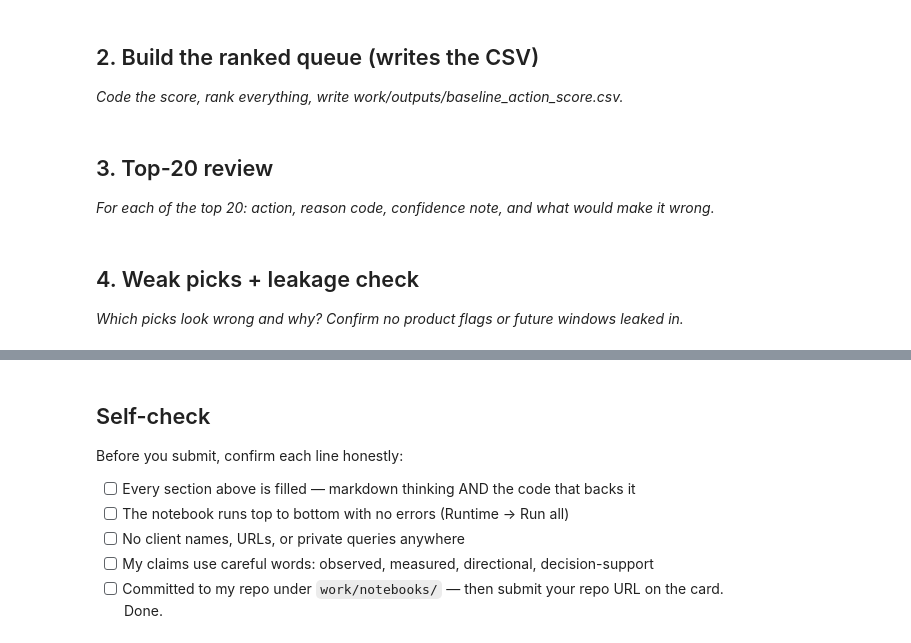
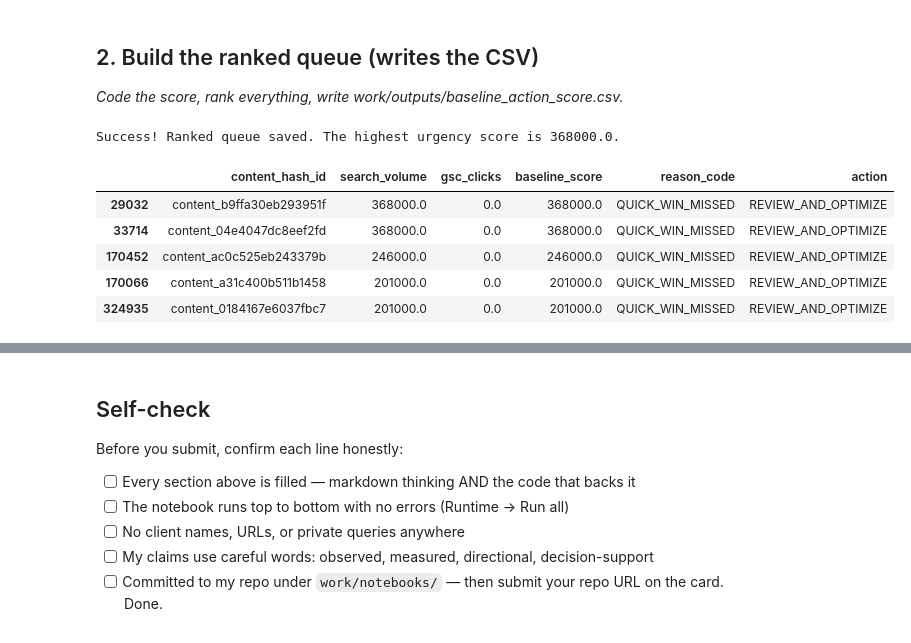
Before and after one commit to malakanwarr/flyrank-internship-ml, a Jupyter notebook: work/notebooks/w04_baseline_score.ipynb, the cells around one changed output, grey strips where cells are left out. Cells and saved outputs as stored; diff of their text form; code cells hidden in the pictures.

```diff
--- a/work/notebooks/w04_baseline_score.ipynb
+++ b/work/notebooks/w04_baseline_score.ipynb
@@ -15,0 +26,18 @@ This skeleton is yours to fill. Work the sections **in order** — each one has
+# %%
+import pandas as pd
+import numpy as np
+
+# Load your clean dataset from the previous notebook
+df = pd.read_csv('master_dataset_ready.csv')
+
+print("--- Signal 1: Search Volume (FlyRank 'Quick-Win' flag) ---")
+# Bucket 1: Isolate high volume vs low volume
+df['vol_bucket'] = np.where(df['search_volume'] >= 1000, 'High Volume (>=1000)', 'Low/No Volume (<1000)')
+vol_summary = df.groupby('vol_bucket').agg(n=('content_hash_id', 'count'), avg_clicks=('gsc_clicks', 'mean'))
+print(vol_summary)
+
+print("\n--- Signal 2: GSC Clicks (The Failure Condition) ---")
+# Bucket 2: Isolate low clicks vs healthy clicks
+df['click_bucket'] = np.where(df['gsc_clicks'] <= 5, 'Low/Zero Clicks (<=5)', 'Healthy Clicks (>5)')
+click_summary = df.groupby('click_bucket').agg(n=('content_hash_id', 'count'), avg_volume=('search_volume', 'mean'))
+print(click_summary)
@@ -23,4 +59,0 @@ This skeleton is yours to fill. Work the sections **in order** — each one has
-# %% [markdown]
-## 3. Top-20 review
-
-*For each of the top 20: action, reason code, confidence note, and what would make it wrong.*
@@ -30,4 +59,0 @@ This skeleton is yours to fill. Work the sections **in order** — each one has
-# %% [markdown]
-## 4. Weak picks + leakage check
-
-*Which picks look wrong and why? Confirm no product flags or future windows leaked in.*
@@ -36,0 +60,34 @@ This skeleton is yours to fill. Work the sections **in order** — each one has
+# %%
+import numpy as np
+import os
+
+# 1. Create our simple, transparent rule conditions (1 if True, 0 if False)
+high_vol = (df['search_volume'] >= 1000).astype(int)
+low_clicks = (df['gsc_clicks'] <= 5).astype(int)
+
+# 2. Calculate the Urgency Score
+# (1 * 1 = 1) * search_volume. The biggest wasted volumes get the highest scores.
+df['baseline_score'] = high_vol * low_clicks * df['search_volume']
+
+# 3. Attach the Reason Code and Action Label to the flagged pages
+df['reason_code'] = np.where(df['baseline_score'] > 0, 'QUICK_WIN_MISSED', 'NONE')
+df['action'] = np.where(df['baseline_score'] > 0, 'REVIEW_AND_OPTIMIZE', 'NONE')
+
+# 4. Rank the queue (Sort highest scores to the top)
+ranked_queue = df.sort_values(by='baseline_score', ascending=False)
+
+# 5. Write to the exact folder the portal requires
+os.makedirs('work/outputs', exist_ok=True)
+ranked_queue.to_csv('work/outputs/baseline_action_score.csv', index=False)
+
+print(f"Success! Ranked queue saved. The highest urgency score is {ranked_queue['baseline_score'].max()}.")
+# Let's peek at the top 5 to make sure it worked
+display(ranked_queue[['content_hash_id', 'search_volume', 'gsc_clicks', 'baseline_score', 'reason_code', 'action']].head(5))
+# %% [output]
+Success! Ranked queue saved. The highest urgency score is 368000.0.
+|  | content_hash_id | search_volume | gsc_clicks | baseline_score | reason_code | action |
+| 29032 | content_b9ffa30eb293951f | 368000.0 | 0.0 | 368000.0 | QUICK_WIN_MISSED | REVIEW_AND_OPTIMIZE |
+| 33714 | content_04e4047dc8eef2fd | 368000.0 | 0.0 | 368000.0 | QUICK_WIN_MISSED | REVIEW_AND_OPTIMIZE |
+| 170452 | content_ac0c525eb243379b | 246000.0 | 0.0 | 246000.0 | QUICK_WIN_MISSED | REVIEW_AND_OPTIMIZE |
+| 170066 | content_a31c400b511b1458 | 201000.0 | 0.0 | 201000.0 | QUICK_WIN_MISSED | REVIEW_AND_OPTIMIZE |
+| 324935 | content_0184167e6037fbc7 | 201000.0 | 0.0 | 201000.0 | QUICK_WIN_MISSED | REVIEW_AND_OPTIMIZE |
```
Also changed, not shown: parts of 11 cells of this notebook.
